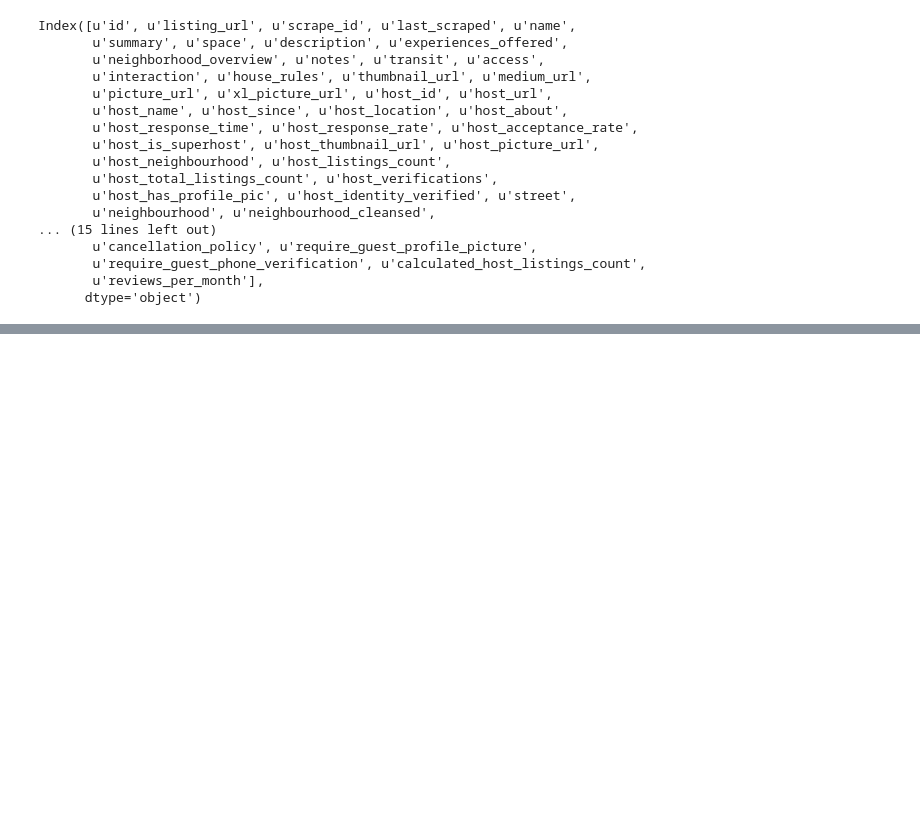
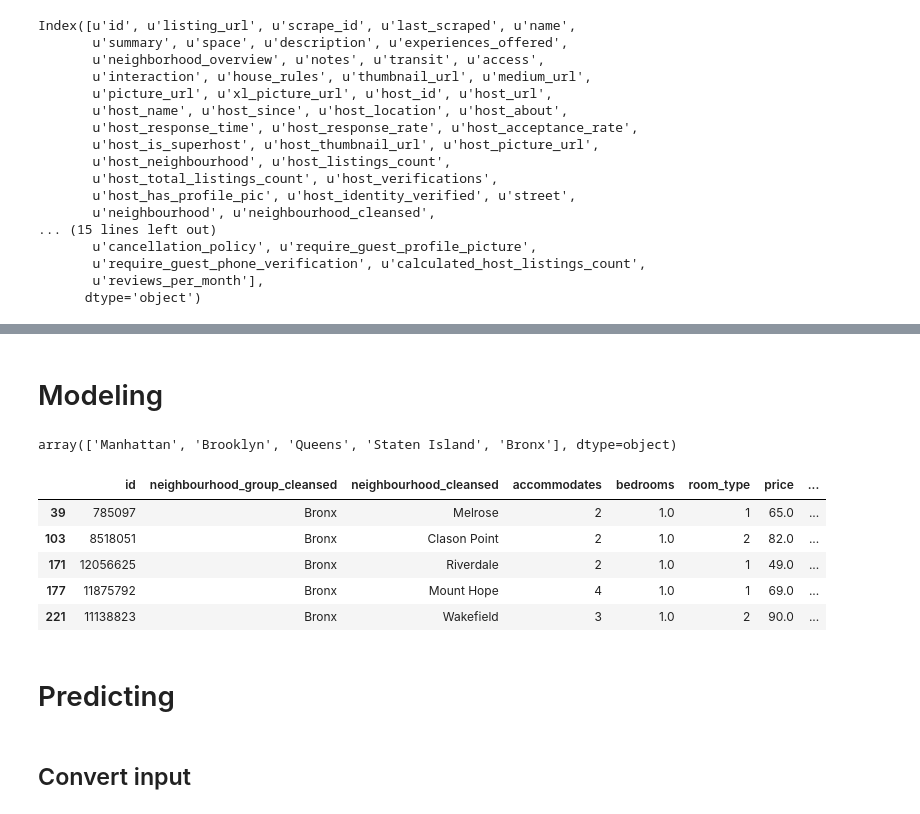
Before and after one commit to Vkuruganti/hackathon-airbnb, a Jupyter notebook: python/initial-exploration-listing.ipynb, the cells around one changed output, grey strips where cells are left out. Drawn from its saved outputs; the diff is of its cells as text; code cells hidden in the pictures; blank space fills up the shorter version.

```diff
--- a/python/initial-exploration-listing.ipynb
+++ b/python/initial-exploration-listing.ipynb
@@ -49,0 +163,6 @@ KeyError: "['accomodates'] not in index"
+# %%
+b_list = [manhattan, brooklyn, queens, staten, bronx]
+# %%
+for i, j in enumerate(boroughs):
+    with open(j.lower().replace(" ", "_")+"df.pkl", "w") as p:
+        pickle.dump(b_list[i], p)
@@ -49,0 +171,10 @@ KeyError: "['accomodates'] not in index"
+# %%
+def rank_neighborhood(data):
+    price = data.groupby("neighbourhood_cleansed")[["price"]].median().reset_index()
+    price.sort_values(by="price", ascending=True, inplace=True)
+    price = {j: i for i,j in enumerate(list(price["neighbourhood_cleansed"]))}
+    data["neighbourhood"] = data["neighbourhood_cleansed"].map(price)
+    return data, price
+# %%
+bn_list = {boroughs[i]: rank_neighborhood(j)[0] for i, j in enumerate(b_list)}
+n_ranks = {boroughs[i]: rank_neighborhood(j)[1] for i, j in enumerate(b_list)}
@@ -49,0 +187,6 @@ KeyError: "['accomodates'] not in index"
+# %% [markdown]
+# Modeling
+# %%
+boroughs
+# %% [output]
+array(['Manhattan', 'Brooklyn', 'Queens', 'Staten Island', 'Bronx'], dtype=object)
@@ -49,0 +201,9 @@ KeyError: "['accomodates'] not in index"
+# %%
+bn_list["Bronx"].head()
+# %% [output]
+|  | id | neighbourhood_group_cleansed | neighbourhood_cleansed | accommodates | bedrooms | room_type | price | ... |
+| 39 | 785097 | Bronx | Melrose | 2 | 1.0 | 1 | 65.0 | ... |
+| 103 | 8518051 | Bronx | Clason Point | 2 | 1.0 | 2 | 82.0 | ... |
+| 171 | 12056625 | Bronx | Riverdale | 2 | 1.0 | 1 | 49.0 | ... |
+| 177 | 11875792 | Bronx | Mount Hope | 4 | 1.0 | 1 | 69.0 | ... |
+| 221 | 11138823 | Bronx | Wakefield | 3 | 1.0 | 2 | 90.0 | ... |
@@ -49,0 +223,4 @@ KeyError: "['accomodates'] not in index"
+# %% [markdown]
+# Predicting
+# %% [markdown]
+## Convert input
```
Also changed, not shown: parts of 60 cells of this notebook, 17 other files.
